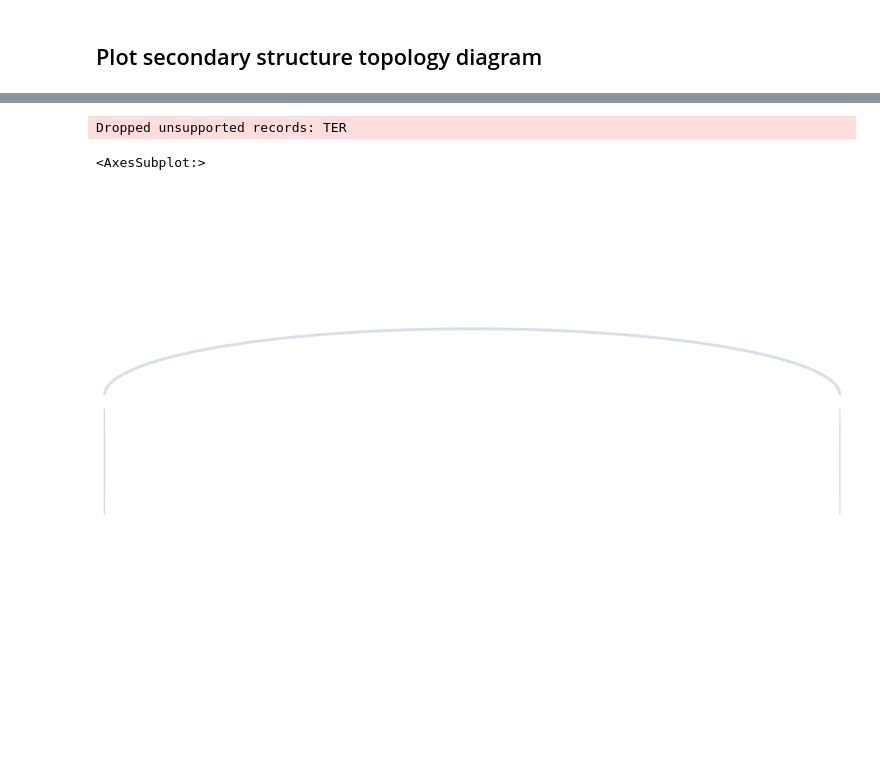
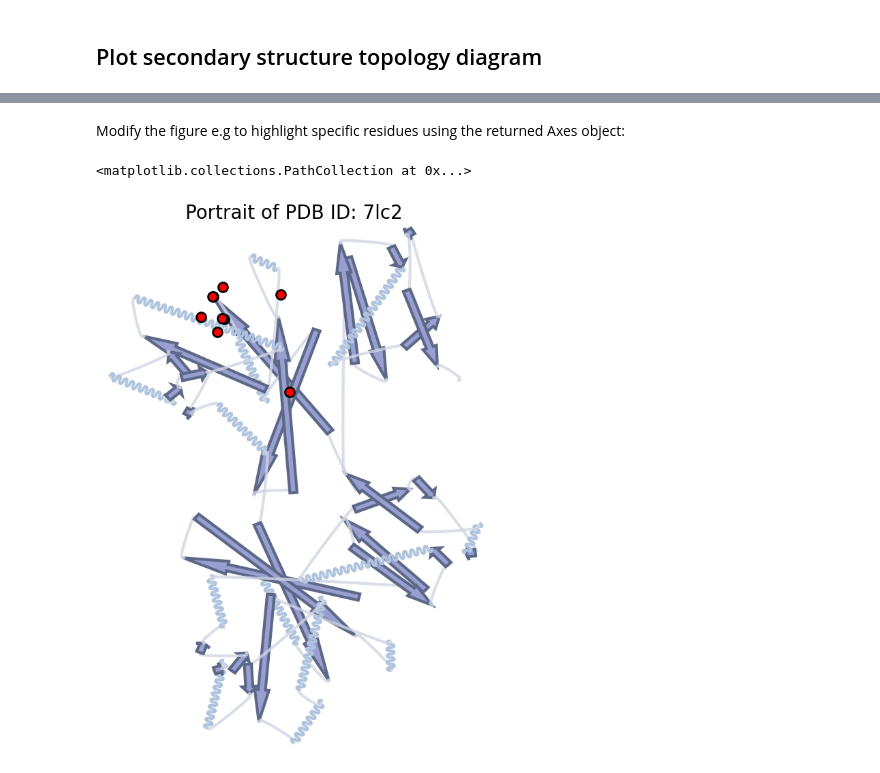
Before and after one commit to TurtleTools/portein, a Jupyter notebook: README.ipynb, the cells around one changed output, grey strips where cells are left out. Cells and saved outputs as stored; diff of their text form; code cells hidden in the pictures.

```diff
--- a/README.ipynb
+++ b/README.ipynb
@@ -135,8 +163,13 @@ ss.run()
-# %%
-structure = ss.run_dssp()
-# %%
-ss.run(linear=True, y_offset=10)
-# %% [output]
-Dropped unsupported records: TER
-<AxesSubplot:>
-[figure, removed]
+# %% [markdown]
+Modify the figure e.g to highlight specific residues using the returned Axes object:
+# %%
+ax = ss.run()
+ax.set_title("Portrait of PDB ID: 7lc2", fontsize=20)
+highlight_residues = [30, 35, 25, 10, 11, 12, 13, 14, 15]
+ax.scatter(ss.coords[highlight_residues, 0],
+           ss.coords[highlight_residues, 1],
+           color="red", s=100,
+           edgecolor="black", linewidth=2)
+# %% [output]
+<matplotlib.collections.PathCollection at 0x...>
+[figure, added]
```
Also changed, not shown: parts of 22 cells of this notebook, 28 other files.
